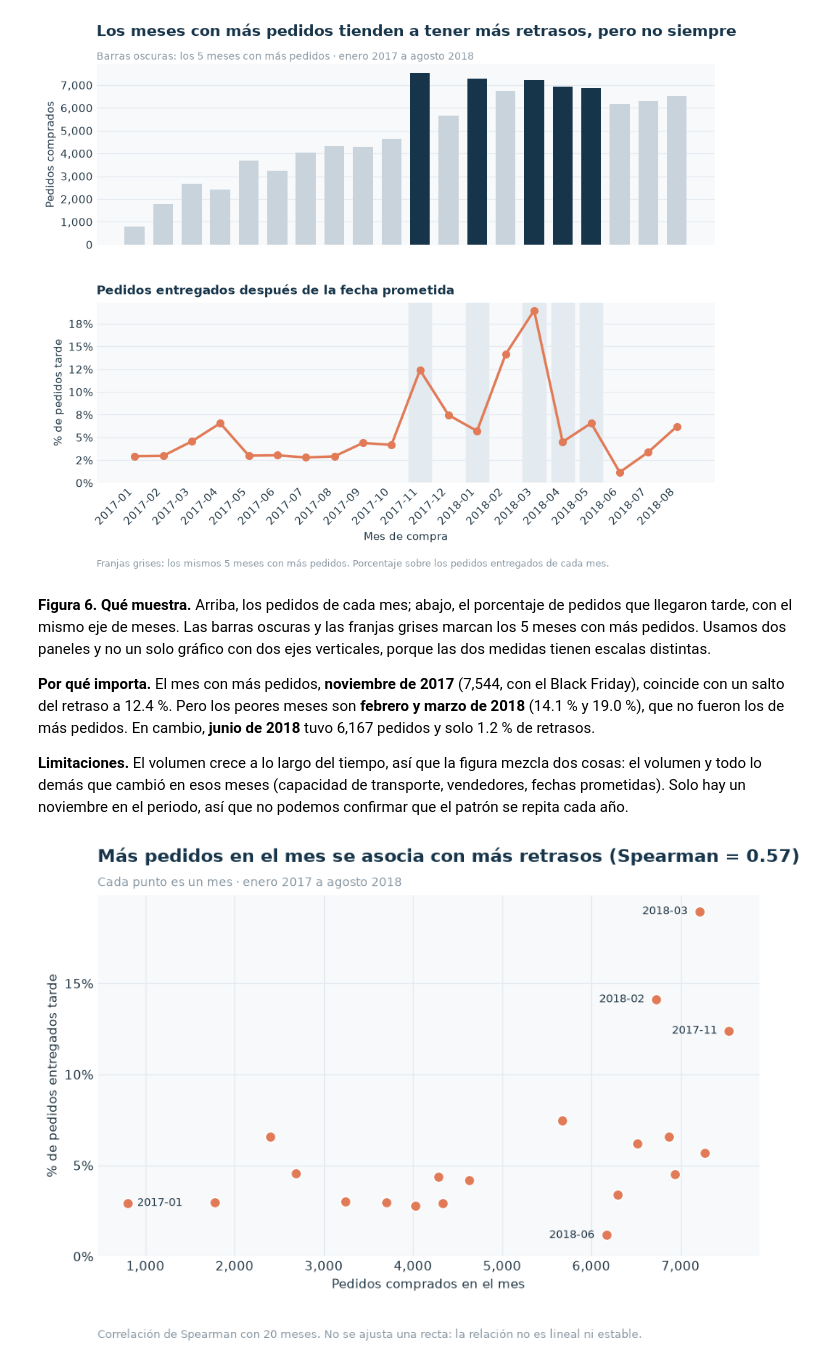
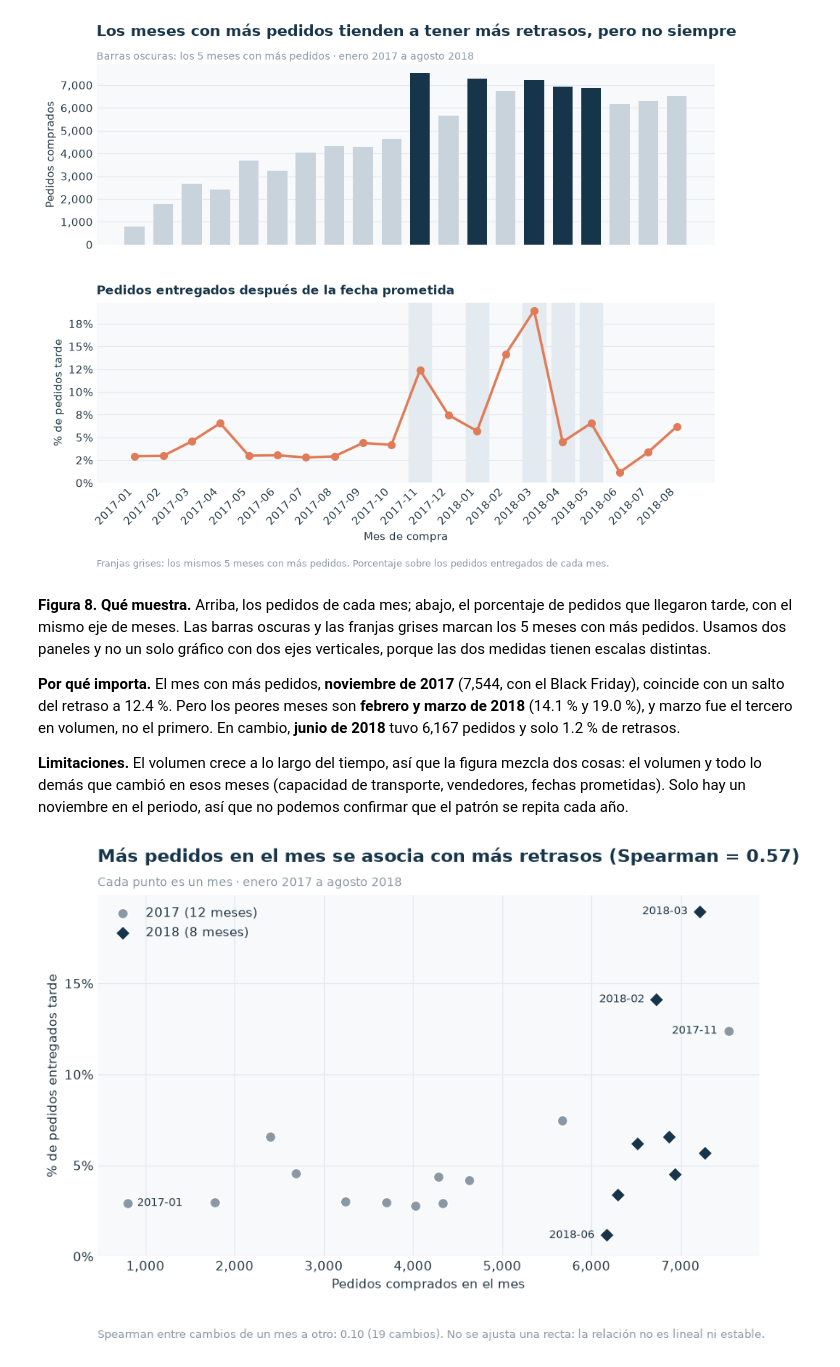
Before and after one commit to emilicorojas/proyecto-logistica-satisfaccion, a Jupyter notebook: analisis_logistica_satisfaccion.ipynb, the cells around one changed output. Saved outputs shown, nothing was run; the diff lists cells and outputs as text; code cells hidden in the pictures.

```diff
--- a/analisis_logistica_satisfaccion.ipynb
+++ b/analisis_logistica_satisfaccion.ipynb
@@ -430,15 +463,16 @@ varias = varias[varias["size"] > 1]
 print("Pedidos con más de una reseña:", len(varias))
 print("…con calificaciones distintas entre sí:", (varias["nunique"] > 1).sum())
 
-resenas_ordenadas = resenas.sort_values(["order_id", "review_creation_date", "review_answer_timestamp"])
+orden_resenas = ["order_id", "review_answer_timestamp", "review_creation_date", "review_id"]
+resenas_ordenadas = resenas.sort_values(orden_resenas, kind="stable")
 resena_final = resenas_ordenadas.drop_duplicates("order_id", keep="last")
 resena_inicial = resenas_ordenadas.drop_duplicates("order_id", keep="first")
 assert resena_final["order_id"].is_unique
 
 registrar_decision(
     "Decisión 5", "reviews", "pedido con más de una reseña",
-    len(resenas) - len(resena_final), "conservar la reseña más reciente",
-    "se pierde la primera opinión; se compara abajo",
+    len(resenas) - len(resena_final), "conservar la última respuesta (review_answer_timestamp)",
+    "no se afirma que sea la más verdadera; se compara con la primera",
 )
 # %% [output]
 Filas exactamente repetidas: 0
@@ -946,0 +1059,15 @@ Agrupamos por **mes de compra**. El **volumen** es el número de pedidos comprad
+# %%
+momento = (
+    calificados.groupby(["tarde", "respuesta_antes_entrega"])
+    .agg(
+        pedidos=("review_score", "size"),
+        media=("review_score", "mean"),
+        pct_baja=("calificacion_baja", "mean"),
+    )
+)
+momento["pct_baja"] = momento["pct_baja"] * 100
+momento.index = [
+    f"{'Tarde' if llego_tarde else 'A tiempo'} · respondió {'antes de recibirlo' if antes else 'al recibirlo o después'}"
+    for llego_tarde, antes in momento.index
+]
+display(momento.round(2))
@@ -957,7 +1234,7 @@ retrasos = entregados.groupby(entregados["order_purchase_timestamp"].dt.to_perio
 
 mensual = volumen.to_frame().join(retrasos).fillna(0).astype(int)
 mensual["pct_tarde"] = mensual["tardes"] / mensual["entregados"] * 100
-mensual["pct_sin_entregar"] = (mensual["pedidos"] - mensual["entregados"]) / mensual["pedidos"] * 100
+mensual["cobertura"] = mensual["entregados"] / mensual["pedidos"] * 100
 mensual.index.name = "mes_compra"
 display(mensual.round(2))  # se redondea solo al mostrar
 
@@ -1033,7 +1320,14 @@ print("Meses con más pedidos:", ", ".join(str(mes) for mes in mas_volumen))
 
 cambios = periodo[["pedidos", "pct_tarde"]].diff().dropna()
 rho_cambios = cambios.corr(method="spearman").iloc[0, 1]
-print(f"Spearman entre los cambios de un mes a otro: {rho_cambios:.3f}")
+print(f"Spearman entre los cambios de un mes a otro ({len(cambios)} cambios): {rho_cambios:.3f}")
+
+sin_un_mes = pd.Series({
+    str(mes): periodo.drop(index=mes)[["pedidos", "pct_tarde"]].corr(method="spearman").iloc[0, 1]
+    for mes in periodo.index
+})
+print(f"Spearman al quitar un mes a la vez: de {sin_un_mes.min():.3f} (sin {sin_un_mes.idxmin()}) "
+      f"a {sin_un_mes.max():.3f} (sin {sin_un_mes.idxmax()})")
 # %% [output]
 Spearman entre pedidos del mes y % de retrasos (20 meses): 0.568
 |  | meses | pct_tarde |
@@ -1072,44 +1367,48 @@ plt.close(fig)
 # %% [output]
 [figure]
 # %% [markdown]
-**Figura 6. Qué muestra.** Arriba, los pedidos de cada mes; abajo, el porcentaje de pedidos que llegaron tarde, con el mismo eje de meses. Las barras oscuras y las franjas grises marcan los 5 meses con más pedidos. Usamos dos paneles y no un solo gráfico con dos ejes verticales, porque las dos medidas tienen escalas distintas.
+**Figura 8. Qué muestra.** Arriba, los pedidos de cada mes; abajo, el porcentaje de pedidos que llegaron tarde, con el mismo eje de meses. Las barras oscuras y las franjas grises marcan los 5 meses con más pedidos. Usamos dos paneles y no un solo gráfico con dos ejes verticales, porque las dos medidas tienen escalas distintas.
 
-**Por qué importa.** El mes con más pedidos, **noviembre de 2017** (7,544, con el Black Friday), coincide con un salto del retraso a 12.4 %. Pero los peores meses son **febrero y marzo de 2018** (14.1 % y 19.0 %), que no fueron los de más pedidos. En cambio, **junio de 2018** tuvo 6,167 pedidos y solo 1.2 % de retrasos.
+**Por qué importa.** El mes con más pedidos, **noviembre de 2017** (7,544, con el Black Friday), coincide con un salto del retraso a 12.4 %. Pero los peores meses son **febrero y marzo de 2018** (14.1 % y 19.0 %), y marzo fue el tercero en volumen, no el primero. En cambio, **junio de 2018** tuvo 6,167 pedidos y solo 1.2 % de retrasos.
 
 **Limitaciones.** El volumen crece a lo largo del tiempo, así que la figura mezcla dos cosas: el volumen y todo lo demás que cambió en esos meses (capacidad de transporte, vendedores, fechas prometidas). Solo hay un noviembre en el periodo, así que no podemos confirmar que el patrón se repita cada año.
 # %%
 fig, ax = plt.subplots(figsize=(10, 5.5))
-ax.scatter(periodo["pedidos"], periodo["pct_tarde"], s=80, color=COLOR_TARDE,
-           edgecolor="white", linewidth=1.2, zorder=3)
+for anio, color, marcador in [(2017, TEMA["gris"], "o"), (2018, TEMA["azul"], "D")]:
+    del_anio = periodo[periodo.index.year == anio]
+    ax.scatter(del_anio["pedidos"], del_anio["pct_tarde"], s=80, marker=marcador, color=color,
+               edgecolor="white", linewidth=1.2, zorder=3, label=f"{anio} ({len(del_anio)} meses)")
 
 destacados = {
     "2017-01": (8, "left"),
     "2017-11": (-10, "right"),
     "2018-02": (-10, "right"),
     "2018-03": (-10, "right"),
     "2018-06": (-10, "right"),
 }
 for mes, (desplazamiento, alineacion) in destacados.items():
     fila = periodo.loc[mes]
     ax.annotate(mes, (fila["pedidos"], fila["pct_tarde"]), xytext=(desplazamiento, 0),
                 textcoords="offset points", ha=alineacion, va="center",
                 color=TEMA["tinta"], fontsize=9.5)
 
 ax.set(
     ylim=(0, None),
     title=f"Más pedidos en el mes se asocia con más retrasos (Spearman = {rho_mensual:.2f})",
     xlabel="Pedidos comprados en el mes",
     ylabel="% de pedidos entregados tarde",
 )
 subtitulo(ax, "Cada punto es un mes · enero 2017 a agosto 2018")
 ax.xaxis.set_major_formatter(FuncFormatter(lambda valor, _: f"{valor:,.0f}"))
 ax.yaxis.set_major_locator(MultipleLocator(5))
 ax.yaxis.set_major_formatter(FuncFormatter(lambda valor, _: f"{valor:.0f}%"))
 ax.grid(zorder=0)
-nota(ax, "Correlación de Spearman con 20 meses. No se ajusta una recta: la relación no es lineal ni estable.")
-guardar_figura(fig, "figura_7_volumen_contra_retrasos.png")
+ax.legend(frameon=False, loc="upper left")
+nota(ax, f"Spearman entre cambios de un mes a otro: {rho_cambios:.2f} ({len(cambios)} cambios). "
+         "No se ajusta una recta: la relación no es lineal ni estable.")
+guardar_figura(fig, "figura_9_volumen_contra_retrasos.png")
 plt.show()
 plt.close(fig)
 # %% [output]
-[figure, old version]
+[figure, new version]
 # %% [markdown]
```
Also changed, not shown: parts of 90 cells of this notebook, 14 other files.
